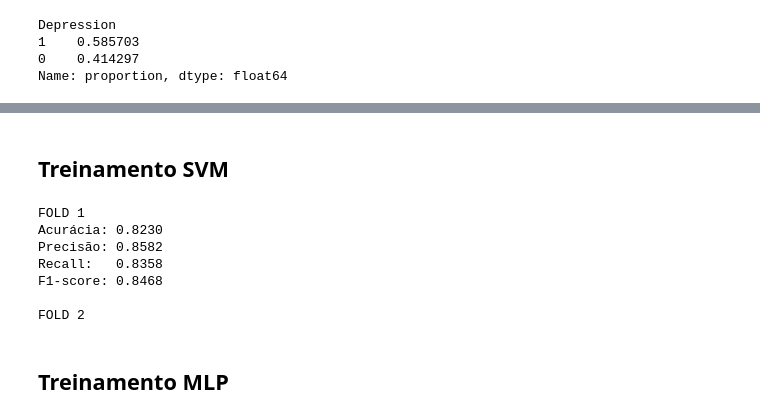
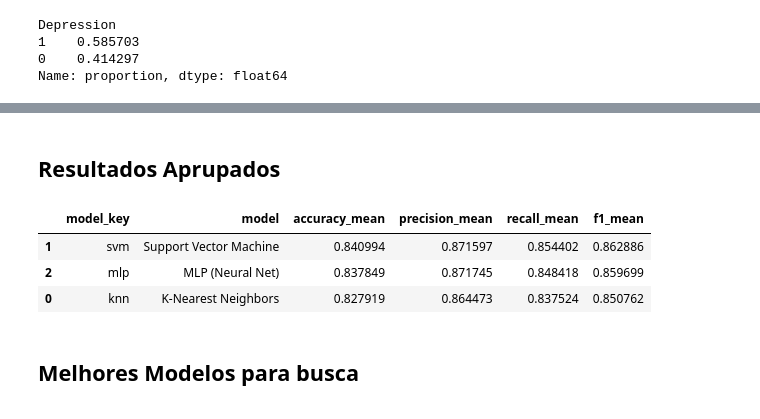
Before and after one commit to GIlbertoRSilva/DepressionRisk-ML, a Jupyter notebook: notebooks/03-model-training-lab.ipynb, the cells around one changed output, grey strips where cells are left out. Cells and saved outputs as stored; diff of their text form; code cells hidden in the pictures.

```diff
--- a/notebooks/03-model-training-lab.ipynb
+++ b/notebooks/03-model-training-lab.ipynb
@@ -80,8 +51,21 @@ pipeline_mlp = train.build_pipeline(Model_mlp, use_scaler=True, use_smote=True,
 # %%
-results_knn= []
+results = []
 
-metrics = train.cross_validate(
-        pipeline_knn,
+for model_key, cfg in MODELS_CONFIG.items():
+    print("="*60)
+    print(f"Modelo: {cfg['display_name']}")
+
+    smote = SMOTE(random_state=RANDOM_STATE) if cfg["use_smote"] else None
+
+    pipeline = train.build_pipeline(
+        model=cfg["model"],
+        use_scaler=cfg["use_scaler"],
+        use_smote=cfg["use_smote"],
+        smote=smote
+    )
+
+    metrics = train.cross_validate(
+        pipeline=pipeline,
         X=X,
         y=y,
         threshold=0.5,
@@ -90,11 +74,11 @@ metrics = train.cross_validate(
         verbose=True
     )
 
-train.summarize_cv_results(metrics)
+    train.summarize_cv_results(metrics)
 
-results_knn.append({
-        "model_name": 1,
-        "model":"KNN - 15",
+    results.append({
+        "model_key": model_key,
+        "model": cfg["display_name"],
         "accuracy_mean": np.mean(metrics["accuracy"]),
         "precision_mean": np.mean(metrics["precision"]),
         "recall_mean": np.mean(metrics["recall"]),
@@ -121,35 +105,16 @@ F1        : 0.8508 | DP: 0.0071
-# %% [markdown]
-## Treinamento SVM
-# %%
-results_svm= []
-
-metrics = train.cross_validate(
-        pipeline_svm,
-        X=X,
-        y=y,
-        threshold=0.5,
-        n_splits=10,
-        random_state=RANDOM_STATE,
-        verbose=True
-    )
-
-train.summarize_cv_results(metrics)
-
-results_knn.append({
-        "model_name": 1,
-        "model":"SVM - RBF",
-        "accuracy_mean": np.mean(metrics["accuracy"]),
-        "precision_mean": np.mean(metrics["precision"]),
-        "recall_mean": np.mean(metrics["recall"]),
-        "f1_mean": np.mean(metrics["f1"])
-    })
-# %% [output]
-FOLD 1
-Acurácia: 0.8230
-Precisão: 0.8582
-Recall:   0.8358
-F1-score: 0.8468
-
-FOLD 2
-# %% [markdown]
-## Treinamento MLP
+# %% [markdown]
+## Resultados Aprupados
+# %%
+results_df = pd.DataFrame(results).sort_values(
+    by="f1_mean",
+    ascending=False
+)
+
+results_df
+# %% [output]
+|  | model_key | model | accuracy_mean | precision_mean | recall_mean | f1_mean |
+| 1 | svm | Support Vector Machine | 0.840994 | 0.871597 | 0.854402 | 0.862886 |
+| 2 | mlp | MLP (Neural Net) | 0.837849 | 0.871745 | 0.848418 | 0.859699 |
+| 0 | knn | K-Nearest Neighbors | 0.827919 | 0.864473 | 0.837524 | 0.850762 |
+# %% [markdown]
+## Melhores Modelos para busca
```
Also changed, not shown: parts of 13 cells of this notebook, 11 other files.
